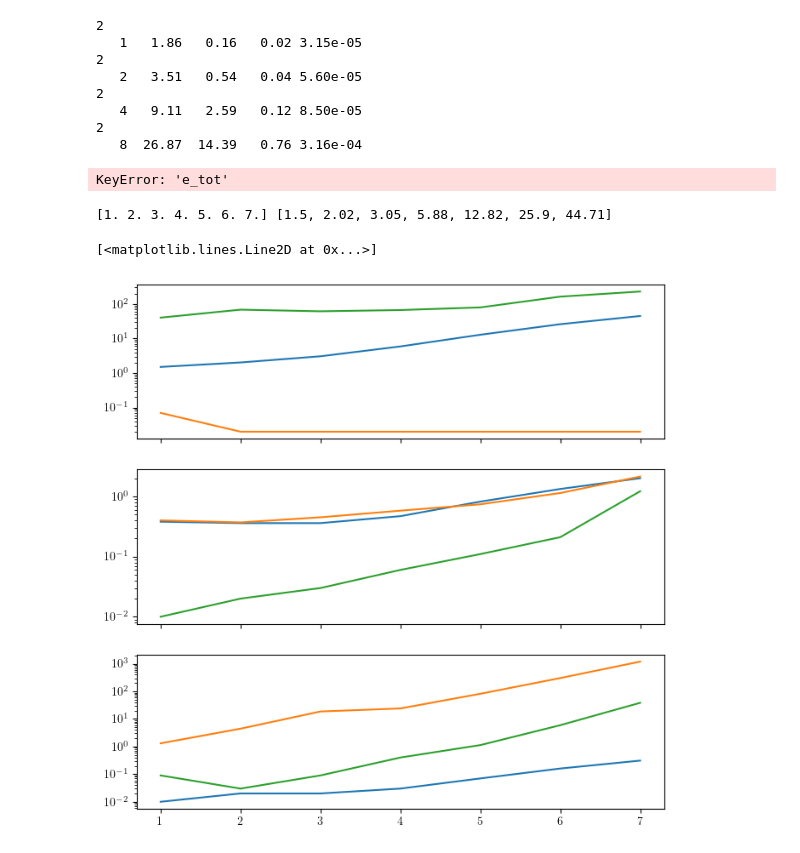
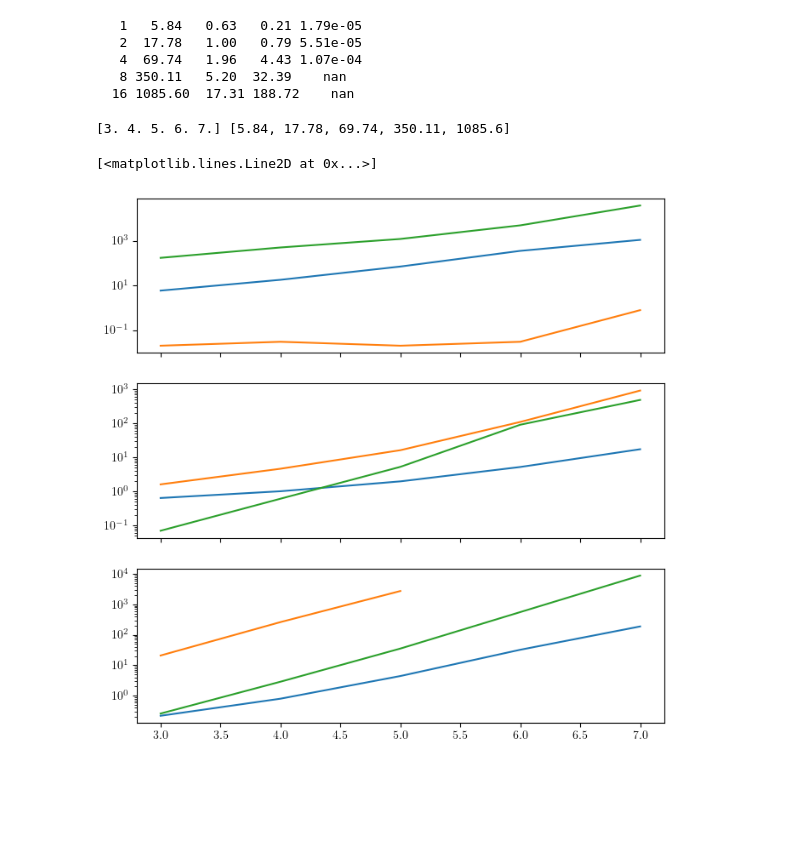
Before and after one commit to yangjunjie0320/benchmark-fftisdf, a Jupyter notebook: plot/collect-spc-data.ipynb, the cells around one changed output. Drawn from its saved outputs; the diff is of its cells as text; code cells hidden in the pictures; blank space fills up the shorter version.

```diff
--- a/plot/collect-spc-data.ipynb
+++ b/plot/collect-spc-data.ipynb
@@ -42,7 +42,7 @@ data = []
 for out_log in out_logs:
     d = get_info_from_out_log(out_log)
 
-    if d["cell"] == "diamond-prim":
+    if d["cell"] == "diamond-conv":
         data.append(d)
 
 print(data)
@@ -136,27 +135,23 @@ for d1 in sorted(dd, key=lambda x: x["kmesh"]):
     e_ref = None
     for d2 in data:
         if d2["method"] == "fftdf" and d2["ncpu"] == 1 and d2["kmesh"] == kmesh:
-            e_ref = d2["e_tot"]
+            e_ref = d2.get("e_tot", numpy.nan)
             break
 
     assert e_ref is not None
     natm = d1["natm"]
     # print(natm)
-    err = abs(e_ref - d1["e_tot"]) / natm
+    err = abs(e_ref - d1.get("e_tot", numpy.nan)) / natm / kmesh
     print(f"{kmesh:4d} {t_build:6.2f} {t_vj:6.2f} {t_vk:6.2f} {err:6.2e}")
     # assert err < 5e-5
 
 dd = sorted(dd, key=lambda x: x["kmesh"])
 # %% [output]
-2
-   1   1.86   0.16   0.02 3.15e-05
-2
-   2   3.51   0.54   0.04 5.60e-05
-2
-   4   9.11   2.59   0.12 8.50e-05
-2
-   8  26.87  14.39   0.76 3.16e-04
+   1   5.84   0.63   0.21 1.79e-05
+   2  17.78   1.00   0.79 5.51e-05
+   4  69.74   1.96   4.43 1.07e-04
+   8 350.11   5.20  32.39    nan
+  16 1085.60  17.31 188.72    nan
-KeyError: 'e_tot'
 # %%
 df = []
 for d in data:
@@ -198,35 +193,35 @@ x = [d["kmesh"] * natm for d in dd]
 x = numpy.log2(x)
 y = [d["t_vj"] + 1e-2 for d in dd]
 ax.semilogy(x, y, label="fftisdf")
 
 x = [d["kmesh"] * natm for d in df]
 x = numpy.log2(x)
 y = [d["t_vj"] + 1e-2 for d in df]
 ax.semilogy(x, y, label="fftdf")
 
 x = [d["kmesh"] * natm for d in dg]
 x = numpy.log2(x)
 y = [d["t_vj"] + 1e-2 for d in dg]
 ax.semilogy(x, y, label="gdf")
 
 ax = axs[2]
 x = [d["kmesh"] * natm for d in dd]
 x = numpy.log2(x)
-y = [d["t_vk"] + 1e-2 for d in dd]
+y = [d.get("t_vk", numpy.nan) + 1e-2 for d in dd]
 ax.semilogy(x, y, label="fftisdf")
 
 x = [d["kmesh"] * natm for d in df]
 x = numpy.log2(x)
-y = [d["t_vk"] + 1e-2 for d in df]
+y = [d.get("t_vk", numpy.nan) + 1e-2 for d in df]
 ax.semilogy(x, y, label="fftdf")
 
 x = [d["kmesh"] * natm for d in dg]
 x = numpy.log2(x)
-y = [d["t_vk"] + 1e-2 for d in dg]
+y = [d.get("t_vk", numpy.nan) + 1e-2 for d in dg]
 ax.semilogy(x, y, label="gdf")
 
 # ax.legend()
 # %% [output]
-[1. 2. 3. 4. 5. 6. 7.] [1.5, 2.02, 3.05, 5.88, 12.82, 25.9, 44.71]
+[3. 4. 5. 6. 7.] [5.84, 17.78, 69.74, 350.11, 1085.6]
 [<matplotlib.lines.Line2D at 0x...>]
-[figure, old version]
+[figure, new version]
```
Also changed, not shown: parts of 2 cells of this notebook, 1 other file.
